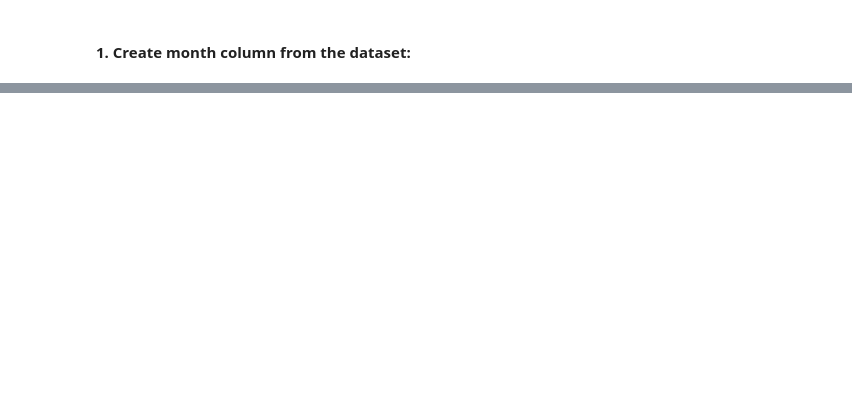
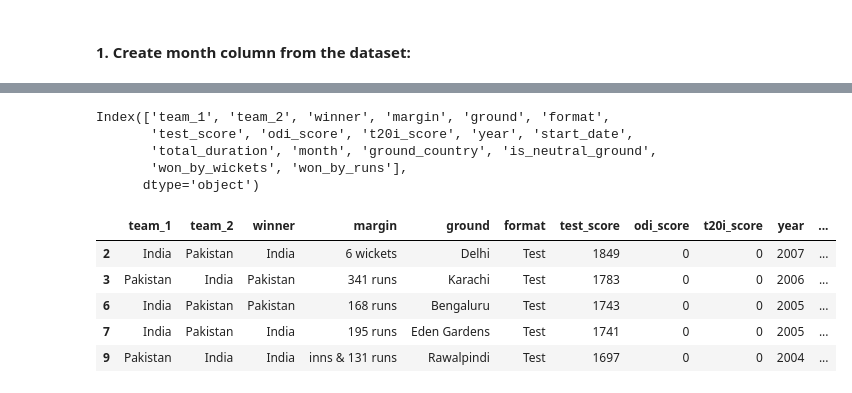
Before and after one commit to RussDai/Projects, a Jupyter notebook: 02_Data_Visuallization/01_Test_Nations_Data_Analysis/src/data_engineering.ipynb, the cells around one changed output, grey strips where cells are left out. Drawn from its saved outputs; the diff is of its cells as text; code cells hidden in the pictures; blank space fills up the shorter version.

```diff
--- a/02_Data_Visuallization/01_Test_Nations_Data_Analysis/src/data_engineering.ipynb
+++ b/02_Data_Visuallization/01_Test_Nations_Data_Analysis/src/data_engineering.ipynb
@@ -32,0 +290,3 @@ data.head(3)
+# %%
+# Extract the number of wickets from the margin column
+data["won_by_wickets"] = data["margin"].str.extract(r"(\d+)\s+wickets", expand=False).astype(float)
@@ -32,0 +296,3 @@ data.head(3)
+# %%
+# Extract the number of runs from the margin column
+data["won_by_runs"] = data["margin"].str.extract(r"(\d+)\s+runs", expand=False).astype(float)
@@ -32,0 +302,4 @@ data.head(3)
+# %%
+# Handle matches won by "innings and X runs"
+innings_and_runs = data["margin"].str.extract(r"innings\s+and\s+(\d+)\s+runs", expand=False).astype(float)
+data["won_by_runs"] = data["won_by_runs"].fillna(innings_and_runs)
@@ -32,0 +326,17 @@ data.head(3)
+# %%
+data.columns
+# %% [output]
+Index(['team_1', 'team_2', 'winner', 'margin', 'ground', 'format',
+       'test_score', 'odi_score', 't20i_score', 'year', 'start_date',
+       'total_duration', 'month', 'ground_country', 'is_neutral_ground',
+       'won_by_wickets', 'won_by_runs'],
+      dtype='object')
+# %%
+data.head()
+# %% [output]
+|  | team_1 | team_2 | winner | margin | ground | format | test_score | odi_score | t20i_score | year | ... |
+| 2 | India | Pakistan | India | 6 wickets | Delhi | Test | 1849 | 0 | 0 | 2007 | ... |
+| 3 | Pakistan | India | Pakistan | 341 runs | Karachi | Test | 1783 | 0 | 0 | 2006 | ... |
+| 6 | India | Pakistan | Pakistan | 168 runs | Bengaluru | Test | 1743 | 0 | 0 | 2005 | ... |
+| 7 | India | Pakistan | India | 195 runs | Eden Gardens | Test | 1741 | 0 | 0 | 2005 | ... |
+| 9 | Pakistan | India | India | inns & 131 runs | Rawalpindi | Test | 1697 | 0 | 0 | 2004 | ... |
```
Also changed, not shown: parts of 31 cells of this notebook, 2 other files.
